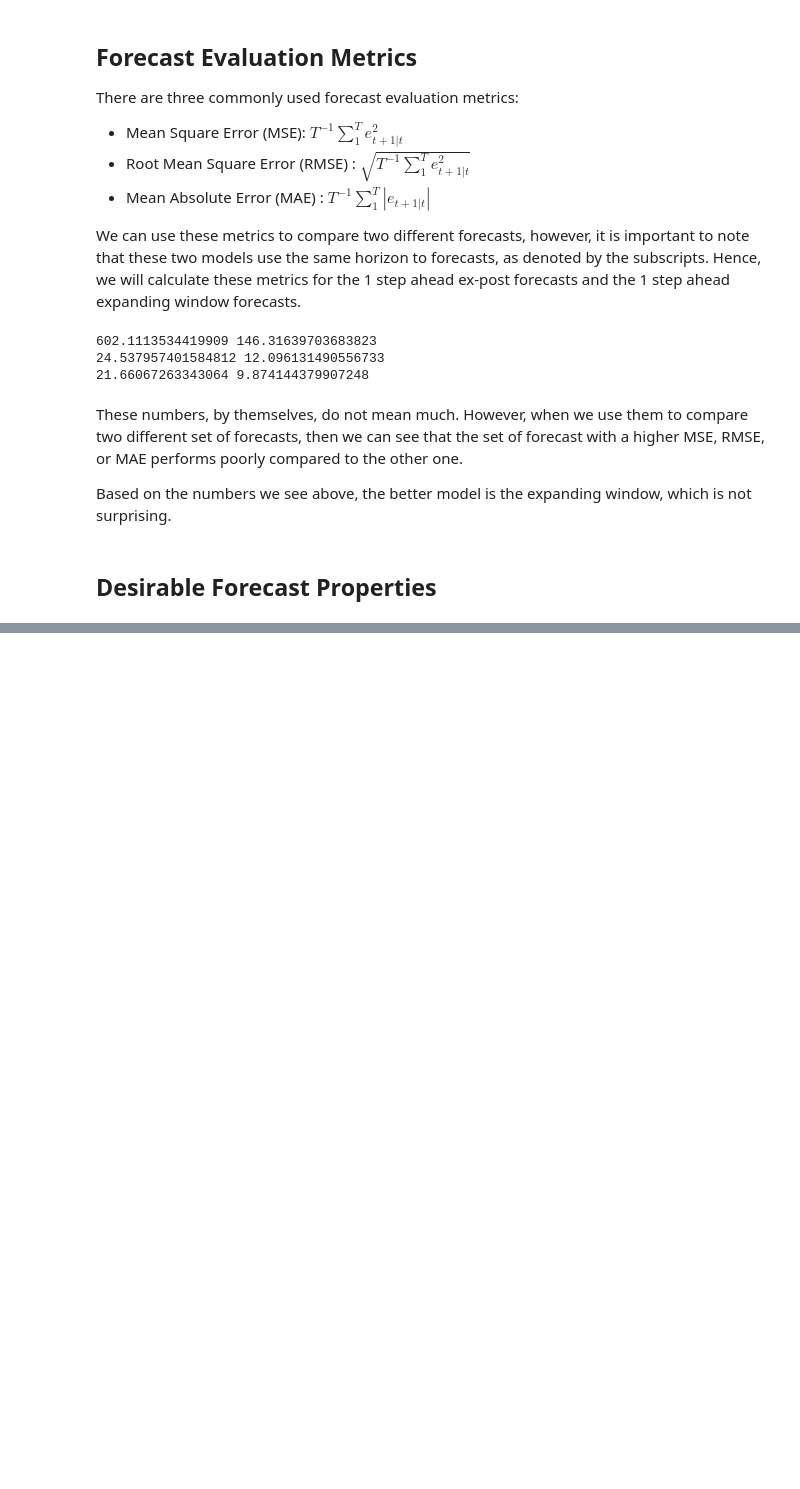
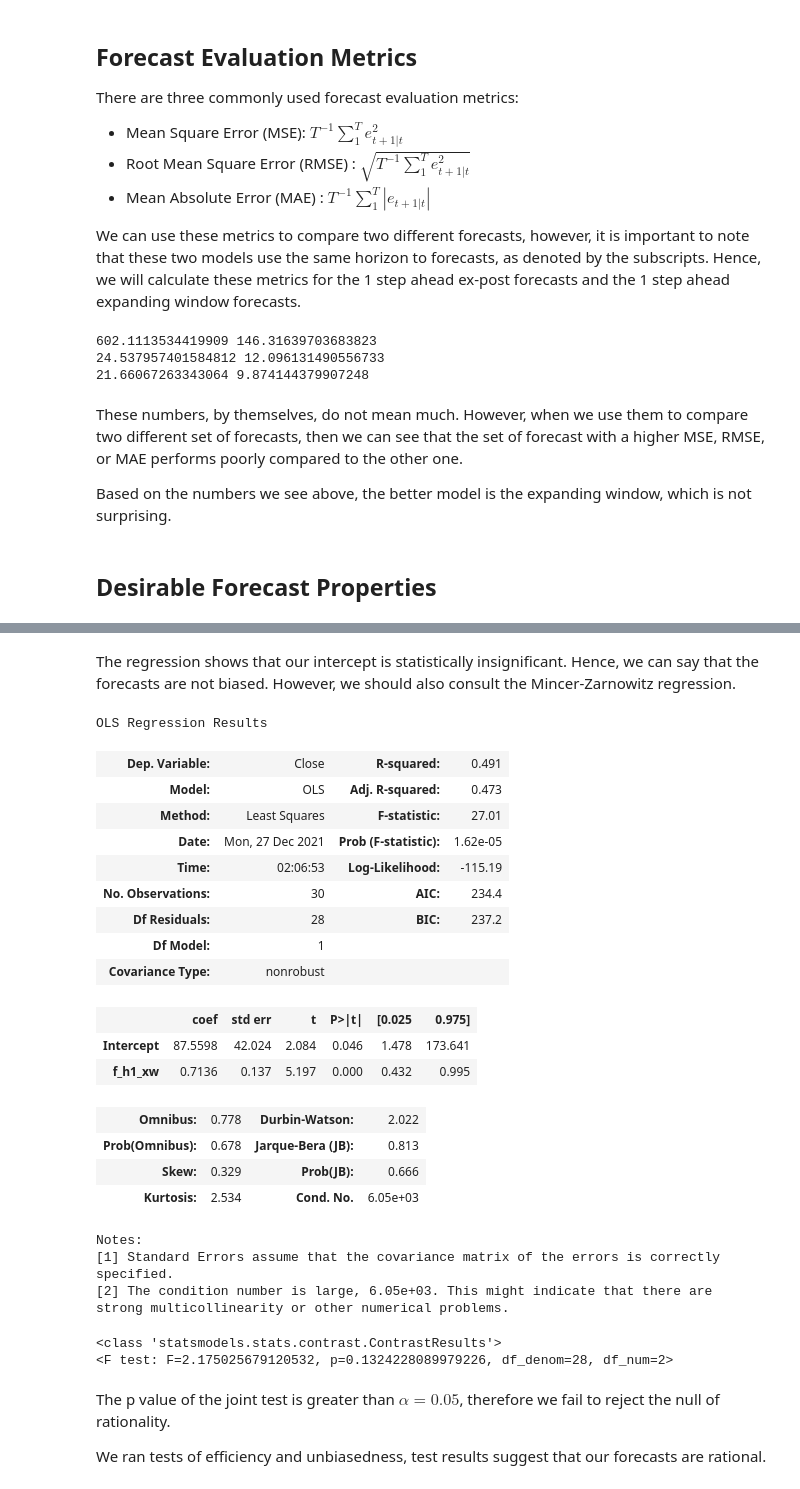
Before and after one commit to yankikalfa/MGTF-405-Business-Forecasting, a Jupyter notebook: Week_1.ipynb, the cells around one changed output, grey strips where cells are left out. Saved outputs shown, nothing was run; the diff lists cells and outputs as text; code cells hidden in the pictures; blank space fills up the shorter version.

```diff
--- a/Week_1.ipynb
+++ b/Week_1.ipynb
@@ -471,0 +521,37 @@
+# %% [markdown]
+The regression shows that our intercept is statistically insignificant. Hence, we can say that the forecasts are not biased. However, we should also consult the Mincer-Zarnowitz regression.
+# %%
+bias_2 = smf.ols(formula ='Close ~ 1 + f_h1_xw', data=df_test).fit()
+bias_2.summary()
+# %% [output]
+OLS Regression Results
+| Dep. Variable: | Close | R-squared: | 0.491 |
+| Model: | OLS | Adj. R-squared: | 0.473 |
+| Method: | Least Squares | F-statistic: | 27.01 |
+| Date: | Mon, 27 Dec 2021 | Prob (F-statistic): | 1.62e-05 |
+| Time: | 02:06:53 | Log-Likelihood: | -115.19 |
+| No. Observations: | 30 | AIC: | 234.4 |
+| Df Residuals: | 28 | BIC: | 237.2 |
+| Df Model: | 1 |  |  |
+| Covariance Type: | nonrobust |  |  |
+|  | coef | std err | t | P>|t| | [0.025 | 0.975] |
+| Intercept | 87.5598 | 42.024 | 2.084 | 0.046 | 1.478 | 173.641 |
+| f_h1_xw | 0.7136 | 0.137 | 5.197 | 0.000 | 0.432 | 0.995 |
+| Omnibus: | 0.778 | Durbin-Watson: | 2.022 |
+| Prob(Omnibus): | 0.678 | Jarque-Bera (JB): | 0.813 |
+| Skew: | 0.329 | Prob(JB): | 0.666 |
+| Kurtosis: | 2.534 | Cond. No. | 6.05e+03 |
+Notes:
+[1] Standard Errors assume that the covariance matrix of the errors is correctly specified.
+[2] The condition number is large, 6.05e+03. This might indicate that there are
+strong multicollinearity or other numerical problems.
+# %%
+hypotheses = '(Intercept = 0), (f_h1_xw = 1)'
+bias_2.f_test(hypotheses)
+# %% [output]
+<class 'statsmodels.stats.contrast.ContrastResults'>
+<F test: F=2.175025679120532, p=0.1324228089979226, df_denom=28, df_num=2>
+# %% [markdown]
+The p value of the joint test is greater than $\alpha=0.05$, therefore we fail to reject the null of rationality.
+
+We ran tests of efficiency and unbiasedness, test results suggest that our forecasts are rational.
```
Also changed, not shown: parts of 32 cells of this notebook.
